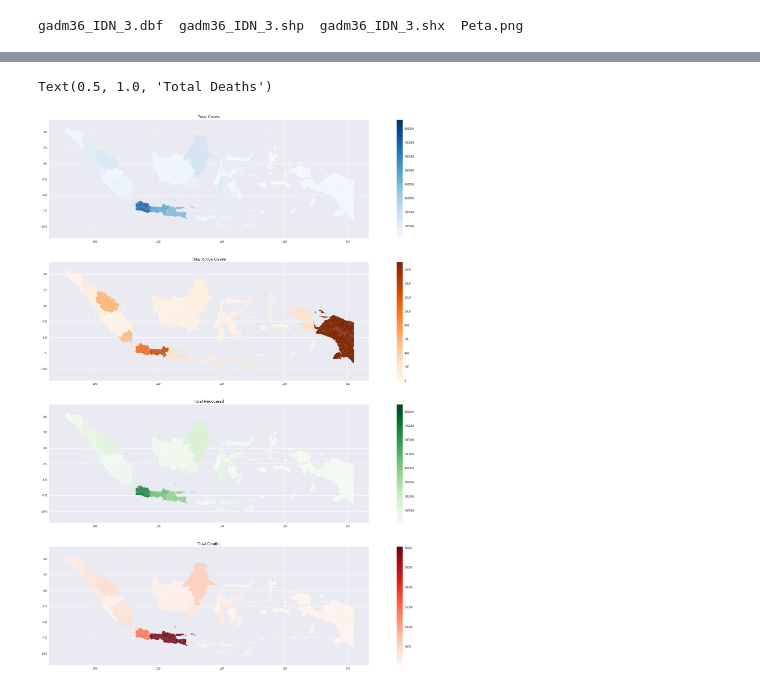
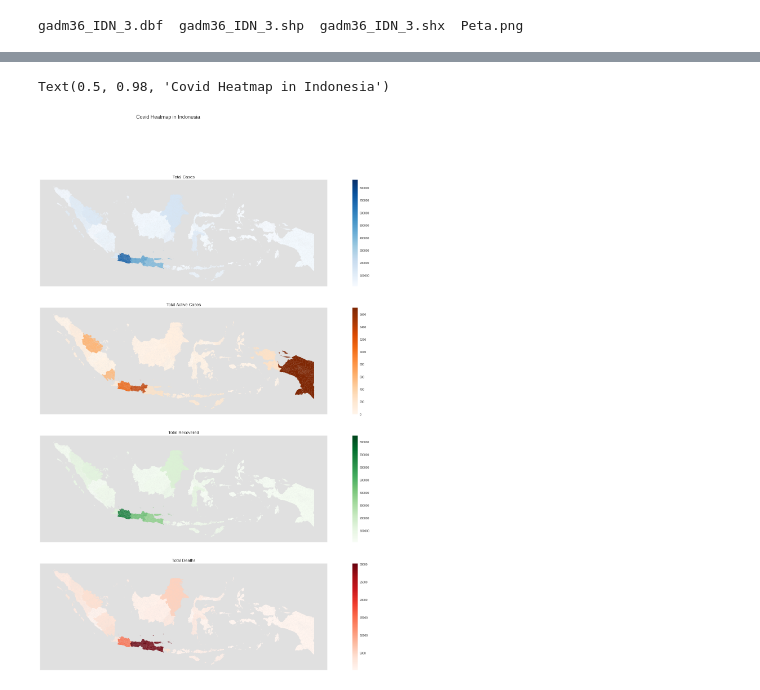
Before and after one commit to azizpambayun/project, a Jupyter notebook: covid_19_analysis_and_visualization_in_Indonesia.ipynb, the cells around one changed output, grey strips where cells are left out. Drawn from its saved outputs; the diff is of its cells as text; code cells hidden in the pictures.

```diff
--- a/covid_19_analysis_and_visualization_in_Indonesia.ipynb
+++ b/covid_19_analysis_and_visualization_in_Indonesia.ipynb
@@ -633,16 +633,34 @@ See the caveats in the documentation: https://pandas.pydata.org/pandas-docs/stab
 # %%
 covid_map = prov.merge(covid_new.sort_values(by='Provinsi'), on='Provinsi')
 # %%
-fig, ax = plt.subplots(4, figsize=(36,36))
+fig, ax = plt.subplots(4, figsize=(32,32))
 plt.style.use('seaborn')
-covid_map.plot(column='Total Cases', cmap='Blues', figsize=(9,36), legend=True, ax=ax[0])
+covid_map.plot(column='Total Cases', cmap='Blues', figsize=(9,32), legend=True, ax=ax[0])
 ax[0].set_title('Total Cases', fontsize=15)
-covid_map.plot(column='Total Active Cases', cmap='Oranges', figsize=(9,36), legend=True, ax=ax[1])
+covid_map.plot(column='Total Active Cases', cmap='Oranges', figsize=(9,32), legend=True, ax=ax[1])
 ax[1].set_title('Total Active Cases', fontsize=15)
-covid_map.plot(column='Total Recovered', cmap='Greens', figsize=(9,36), legend=True, ax=ax[2])
+covid_map.plot(column='Total Recovered', cmap='Greens', figsize=(9,32), legend=True, ax=ax[2])
 ax[2].set_title('Total Recovered', fontsize=15)
-covid_map.plot(column='Total Deaths', cmap='Reds', figsize=(9,36), legend=True, ax=ax[3])
+covid_map.plot(column='Total Deaths', cmap='Reds', figsize=(9,32), legend=True, ax=ax[3])
 ax[3].set_title('Total Deaths', fontsize=15)
+
+ax[0].set_facecolor('#e0e0e0')
+ax[1].set_facecolor('#e0e0e0')
+ax[2].set_facecolor('#e0e0e0')
+ax[3].set_facecolor('#e0e0e0')
+
+for i in np.arange(4):
+  ax[i].spines['top'].set_visible(False)
+  ax[i].spines['right'].set_visible(False)
+  ax[i].spines['left'].set_visible(False)
+  ax[i].spines['bottom'].set_visible(False)
+  for item in ax[i].get_xticklabels():
+    item.set_visible(False)
+  for item in ax[i].get_xticklabels():
+    item.set_visible(False)
+  ax[i].set_xticks([])
+  ax[i].set_yticks([])
+fig.suptitle('Covid Heatmap in Indonesia', fontsize=18)
 # %% [output]
-Text(0.5, 1.0, 'Total Deaths')
+Text(0.5, 0.98, 'Covid Heatmap in Indonesia')
-[figure, old version]
+[figure, new version]
```
